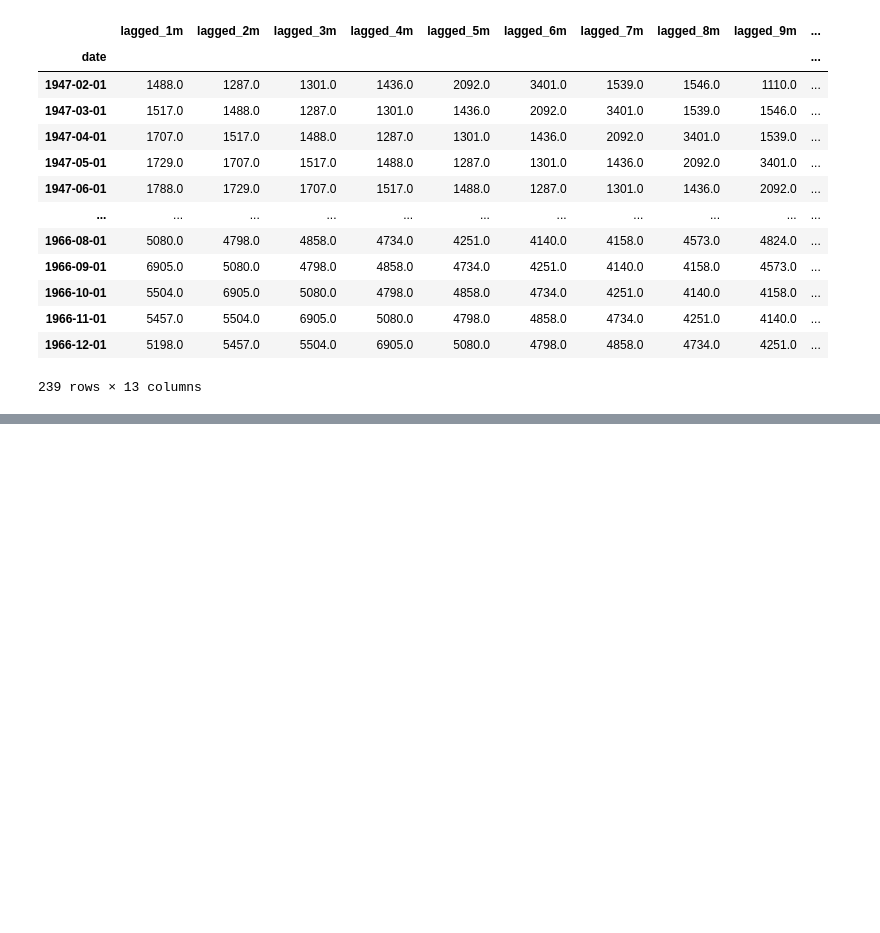
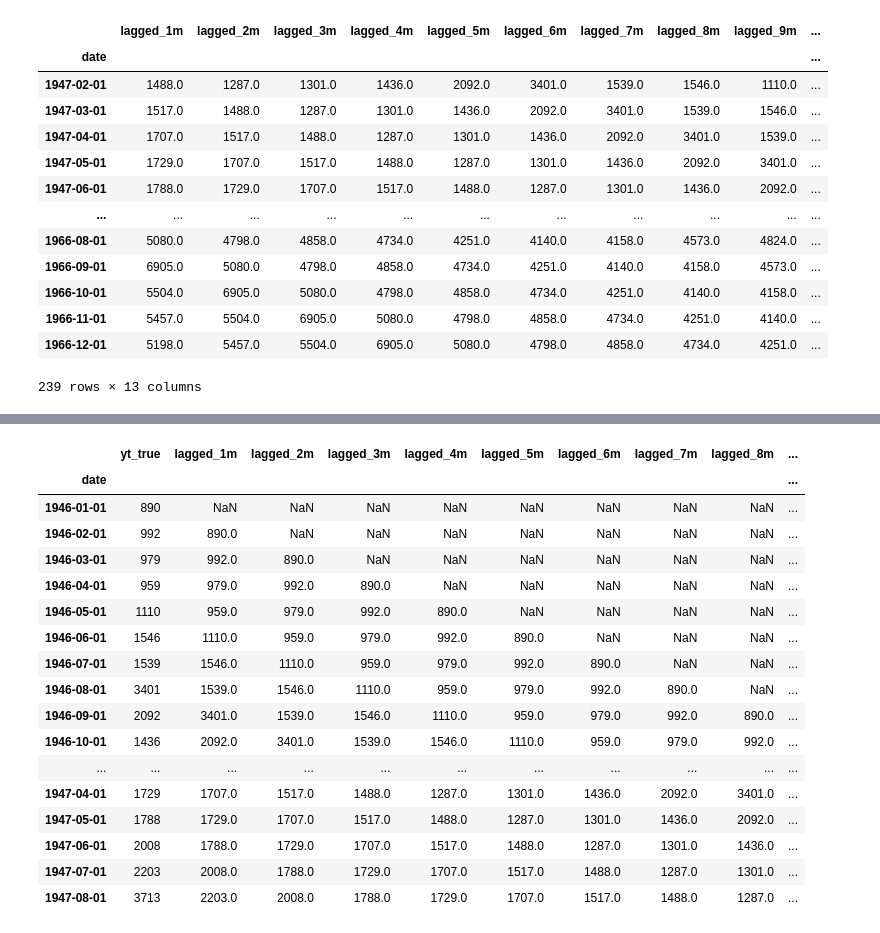
Before and after one commit to 2025-2-predictiva/PRE-13-prediccion-basica-series-de-tiempo-imlargo, a Jupyter notebook: homework/homework_6.ipynb, the cells around one changed output, grey strips where cells are left out. Saved outputs shown, nothing was run; the diff lists cells and outputs as text; code cells hidden in the pictures; blank space fills up the shorter version.

```diff
--- a/homework/homework_6.ipynb
+++ b/homework/homework_6.ipynb
@@ -157,0 +206,25 @@ X_complete_stacked
+# %%
+#
+# Remove trend and cycle to make the series stationary
+#
+df_orig = functions.remove_trend_and_cycle(df_orig, yt_true_name="yt_true")
+df_orig.head(20)
+# %% [output]
+|  | yt_true | lagged_1m | lagged_2m | lagged_3m | lagged_4m | lagged_5m | lagged_6m | lagged_7m | lagged_8m | ... |
+| date |  |  |  |  |  |  |  |  |  | ... |
+| 1946-01-01 | 890 | NaN | NaN | NaN | NaN | NaN | NaN | NaN | NaN | ... |
+| 1946-02-01 | 992 | 890.0 | NaN | NaN | NaN | NaN | NaN | NaN | NaN | ... |
+| 1946-03-01 | 979 | 992.0 | 890.0 | NaN | NaN | NaN | NaN | NaN | NaN | ... |
+| 1946-04-01 | 959 | 979.0 | 992.0 | 890.0 | NaN | NaN | NaN | NaN | NaN | ... |
+| 1946-05-01 | 1110 | 959.0 | 979.0 | 992.0 | 890.0 | NaN | NaN | NaN | NaN | ... |
+| 1946-06-01 | 1546 | 1110.0 | 959.0 | 979.0 | 992.0 | 890.0 | NaN | NaN | NaN | ... |
+| 1946-07-01 | 1539 | 1546.0 | 1110.0 | 959.0 | 979.0 | 992.0 | 890.0 | NaN | NaN | ... |
+| 1946-08-01 | 3401 | 1539.0 | 1546.0 | 1110.0 | 959.0 | 979.0 | 992.0 | 890.0 | NaN | ... |
+| 1946-09-01 | 2092 | 3401.0 | 1539.0 | 1546.0 | 1110.0 | 959.0 | 979.0 | 992.0 | 890.0 | ... |
+| 1946-10-01 | 1436 | 2092.0 | 3401.0 | 1539.0 | 1546.0 | 1110.0 | 959.0 | 979.0 | 992.0 | ... |
+| ... | ... | ... | ... | ... | ... | ... | ... | ... | ... | ... |
+| 1947-04-01 | 1729 | 1707.0 | 1517.0 | 1488.0 | 1287.0 | 1301.0 | 1436.0 | 2092.0 | 3401.0 | ... |
+| 1947-05-01 | 1788 | 1729.0 | 1707.0 | 1517.0 | 1488.0 | 1287.0 | 1301.0 | 1436.0 | 2092.0 | ... |
+| 1947-06-01 | 2008 | 1788.0 | 1729.0 | 1707.0 | 1517.0 | 1488.0 | 1287.0 | 1301.0 | 1436.0 | ... |
+| 1947-07-01 | 2203 | 2008.0 | 1788.0 | 1729.0 | 1707.0 | 1517.0 | 1488.0 | 1287.0 | 1301.0 | ... |
+| 1947-08-01 | 3713 | 2203.0 | 2008.0 | 1788.0 | 1729.0 | 1707.0 | 1517.0 | 1488.0 | 1287.0 | ... |
```
Also changed, not shown: parts of 4 cells of this notebook, 3 other files.
